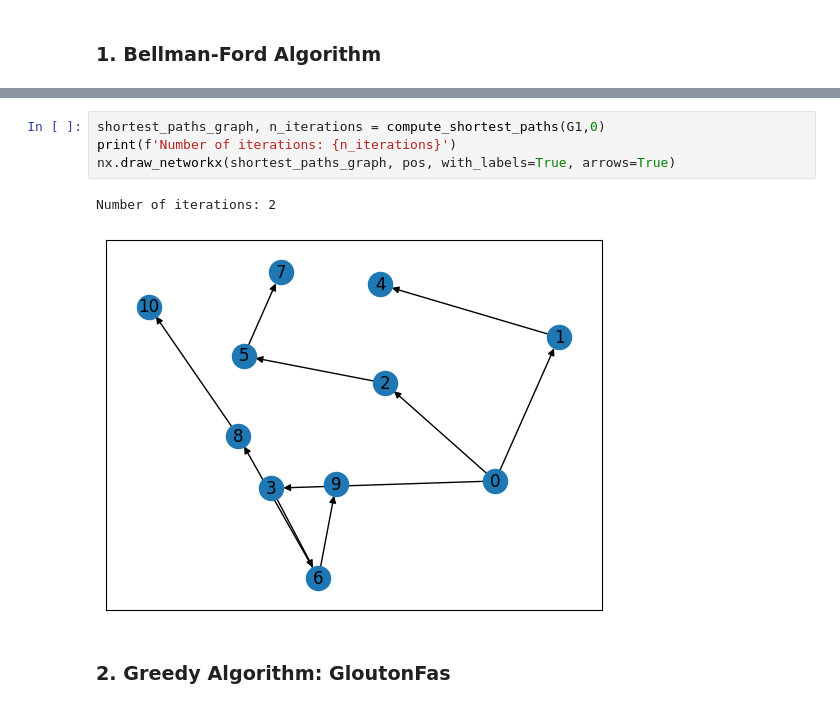
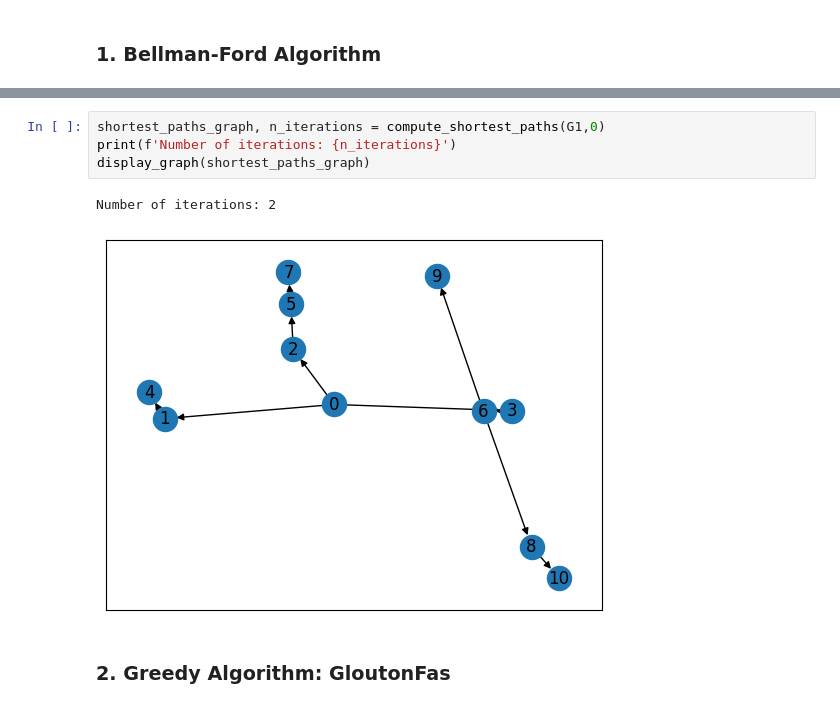
Before and after one commit to Ethan2541/Improved-Bellman-Ford, a Jupyter notebook: notebook.ipynb, the cells around one changed output, grey strips where cells are left out. Drawn from its saved outputs; the diff is of its cells as text.

```diff
--- a/notebook.ipynb
+++ b/notebook.ipynb
@@ -34,10 +29,10 @@ assert G1.nodes
 # %%
 shortest_paths_graph, n_iterations = compute_shortest_paths(G1,0)
 print(f'Number of iterations: {n_iterations}')
-nx.draw_networkx(shortest_paths_graph, pos, with_labels=True, arrows=True)
+display_graph(shortest_paths_graph)
 # %% [output]
 Number of iterations: 2
-[figure, old version]
+[figure, new version]
 # %% [markdown]
 ### 2. Greedy Algorithm: GloutonFas
 # %%
```
Also changed, not shown: parts of 6 cells of this notebook, 1 other file.
